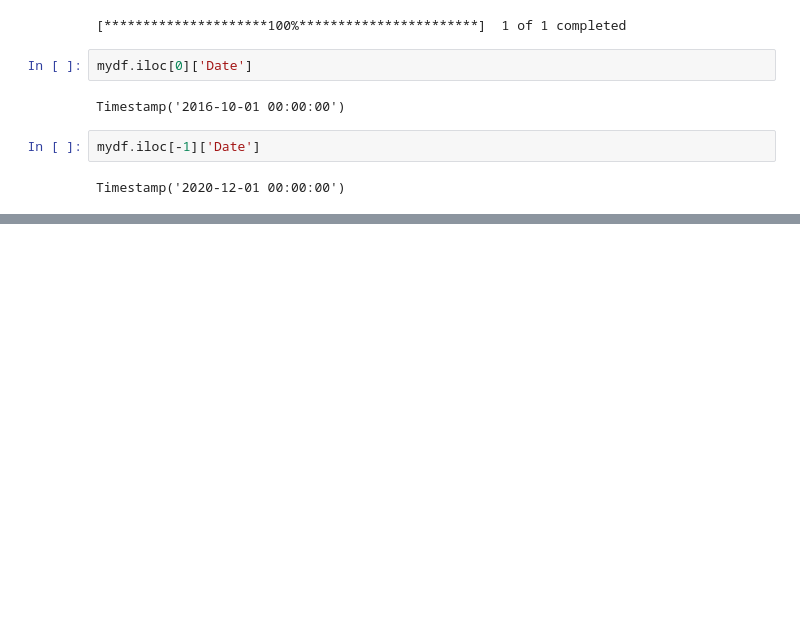
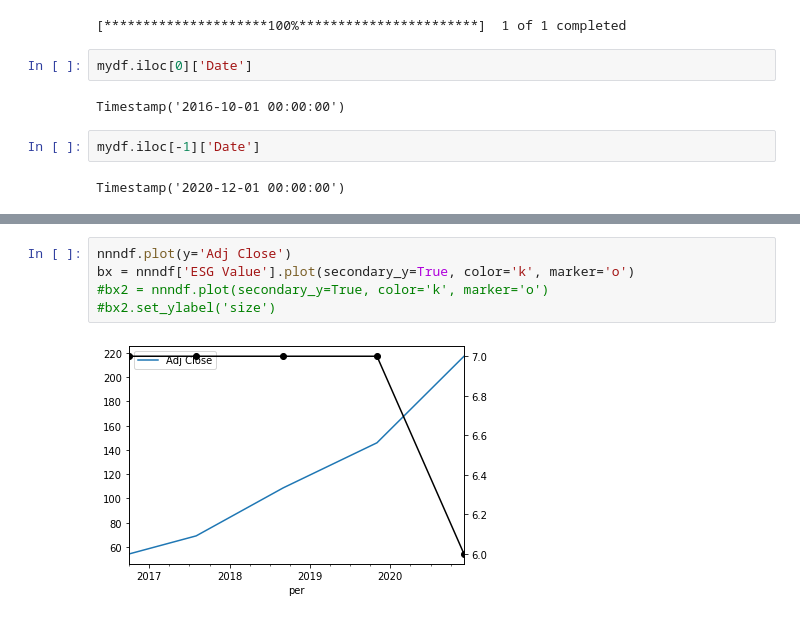
Before and after one commit to kulsuri/jupiter-coding-test, a Jupyter notebook: scrapNotebook.ipynb, the cells around one changed output, grey strips where cells are left out. Drawn from its saved outputs; the diff is of its cells as text; blank space fills up the shorter version.

```diff
--- a/scrapNotebook.ipynb
+++ b/scrapNotebook.ipynb
@@ -281,0 +617,7 @@ stock_data2.head()
+# %%
+nnndf.plot(y='Adj Close')
+bx = nnndf['ESG Value'].plot(secondary_y=True, color='k', marker='o')
+#bx2 = nnndf.plot(secondary_y=True, color='k', marker='o')
+#bx2.set_ylabel('size')
+# %% [output]
+[figure, added]
```
Also changed, not shown: parts of 38 cells of this notebook, 2 other files.
